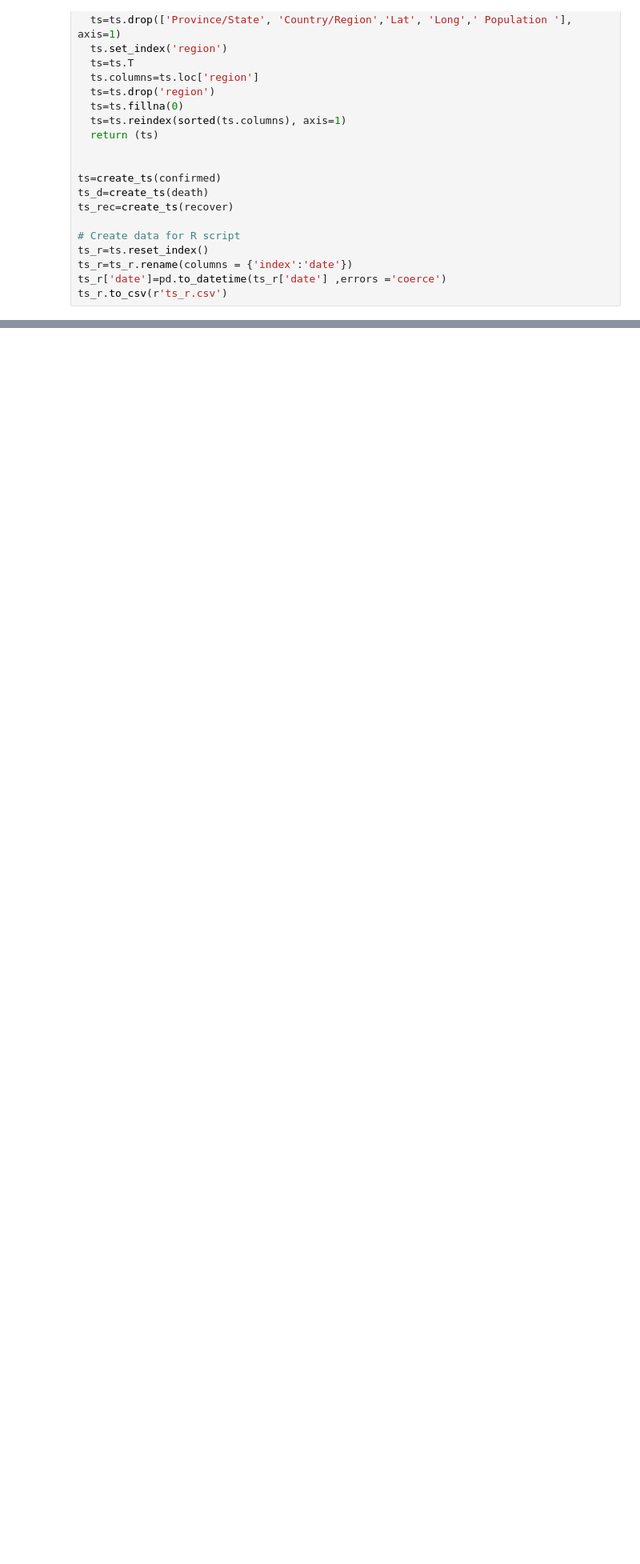
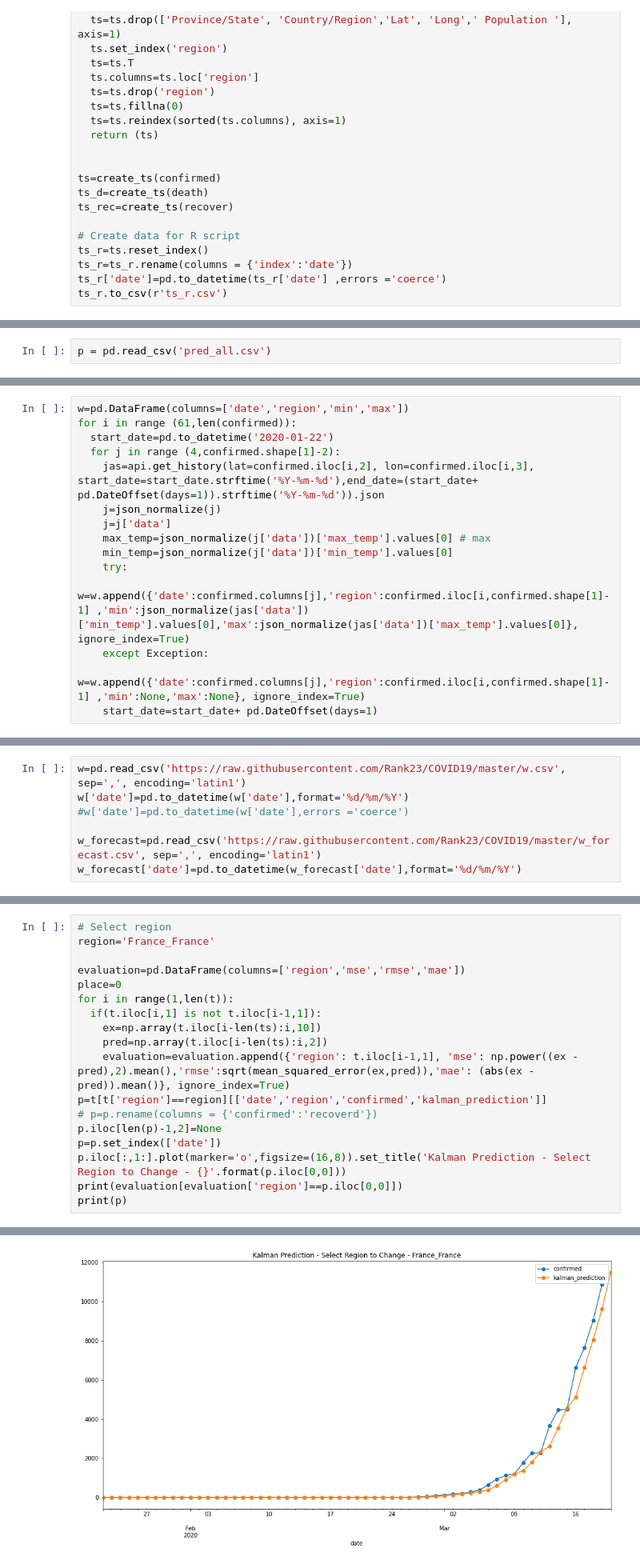
Before and after one commit to SophiaHe/covid19_work, a Jupyter notebook: Kalmar_Filter_Method.ipynb, the cells around one changed output, grey strips where cells are left out. Shown: that part at 80% size. Drawn from its saved outputs; the diff is of its cells as text; blank space fills up the shorter version.

```diff
--- a/Kalmar_Filter_Method.ipynb
+++ b/Kalmar_Filter_Method.ipynb
@@ -64,0 +104,2 @@ SyntaxError: ignored
+# %%
+p = pd.read_csv('pred_all.csv')
@@ -64,0 +162,15 @@ SyntaxError: ignored
+# %%
+w=pd.DataFrame(columns=['date','region','min','max'])
+for i in range (61,len(confirmed)):
+  start_date=pd.to_datetime('2020-01-22')
+  for j in range (4,confirmed.shape[1]-2):
+    jas=api.get_history(lat=confirmed.iloc[i,2], lon=confirmed.iloc[i,3], start_date=start_date.strftime('%Y-%m-%d'),end_date=(start_date+ pd.DateOffset(days=1)).strftime('%Y-%m-%d')).json
+    j=json_normalize(j)
+    j=j['data']
+    max_temp=json_normalize(j['data'])['max_temp'].values[0] # max
+    min_temp=json_normalize(j['data'])['min_temp'].values[0]
+    try:
+      w=w.append({'date':confirmed.columns[j],'region':confirmed.iloc[i,confirmed.shape[1]-1] ,'min':json_normalize(jas['data'])['min_temp'].values[0],'max':json_normalize(jas['data'])['max_temp'].values[0]}, ignore_index=True)
+    except Exception:
+      w=w.append({'date':confirmed.columns[j],'region':confirmed.iloc[i,confirmed.shape[1]-1] ,'min':None,'max':None}, ignore_index=True)
+    start_date=start_date+ pd.DateOffset(days=1)
@@ -64,0 +179,7 @@ SyntaxError: ignored
+# %%
+w=pd.read_csv('https://raw.githubusercontent.com/Rank23/COVID19/master/w.csv', sep=',', encoding='latin1')
+w['date']=pd.to_datetime(w['date'],format='%d/%m/%Y')
+#w['date']=pd.to_datetime(w['date'],errors ='coerce')
+
+w_forecast=pd.read_csv('https://raw.githubusercontent.com/Rank23/COVID19/master/w_forecast.csv', sep=',', encoding='latin1')
+w_forecast['date']=pd.to_datetime(w_forecast['date'],format='%d/%m/%Y')
@@ -64,0 +257,19 @@ SyntaxError: ignored
+# %%
+# Select region
+region='France_France'
+
+evaluation=pd.DataFrame(columns=['region','mse','rmse','mae'])
+place=0
+for i in range(1,len(t)):
+  if(t.iloc[i,1] is not t.iloc[i-1,1]):
+    ex=np.array(t.iloc[i-len(ts):i,10])
+    pred=np.array(t.iloc[i-len(ts):i,2])
+    evaluation=evaluation.append({'region': t.iloc[i-1,1], 'mse': np.power((ex - pred),2).mean(),'rmse':sqrt(mean_squared_error(ex,pred)),'mae': (abs(ex - pred)).mean()}, ignore_index=True)
+p=t[t['region']==region][['date','region','confirmed','kalman_prediction']]
+# p=p.rename(columns = {'confirmed':'recoverd'})
+p.iloc[len(p)-1,2]=None
+p=p.set_index(['date'])
+p.iloc[:,1:].plot(marker='o',figsize=(16,8)).set_title('Kalman Prediction - Select Region to Change - {}'.format(p.iloc[0,0]))
+print(evaluation[evaluation['region']==p.iloc[0,0]])
+print(p)
+# %% [output]
@@ -64,0 +293 @@ SyntaxError: ignored
+[figure, added]
```
Also changed, not shown: parts of 13 cells of this notebook.
